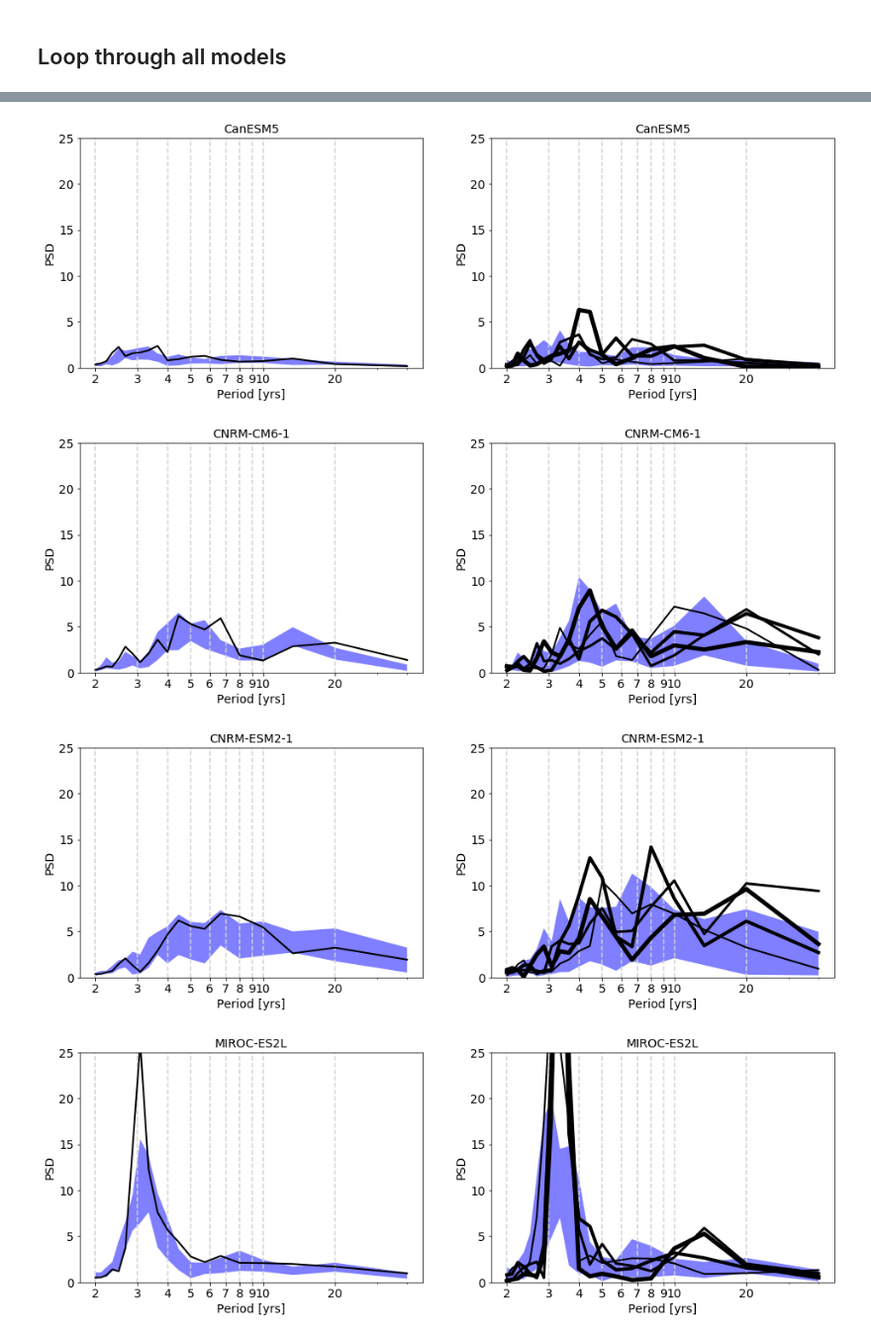
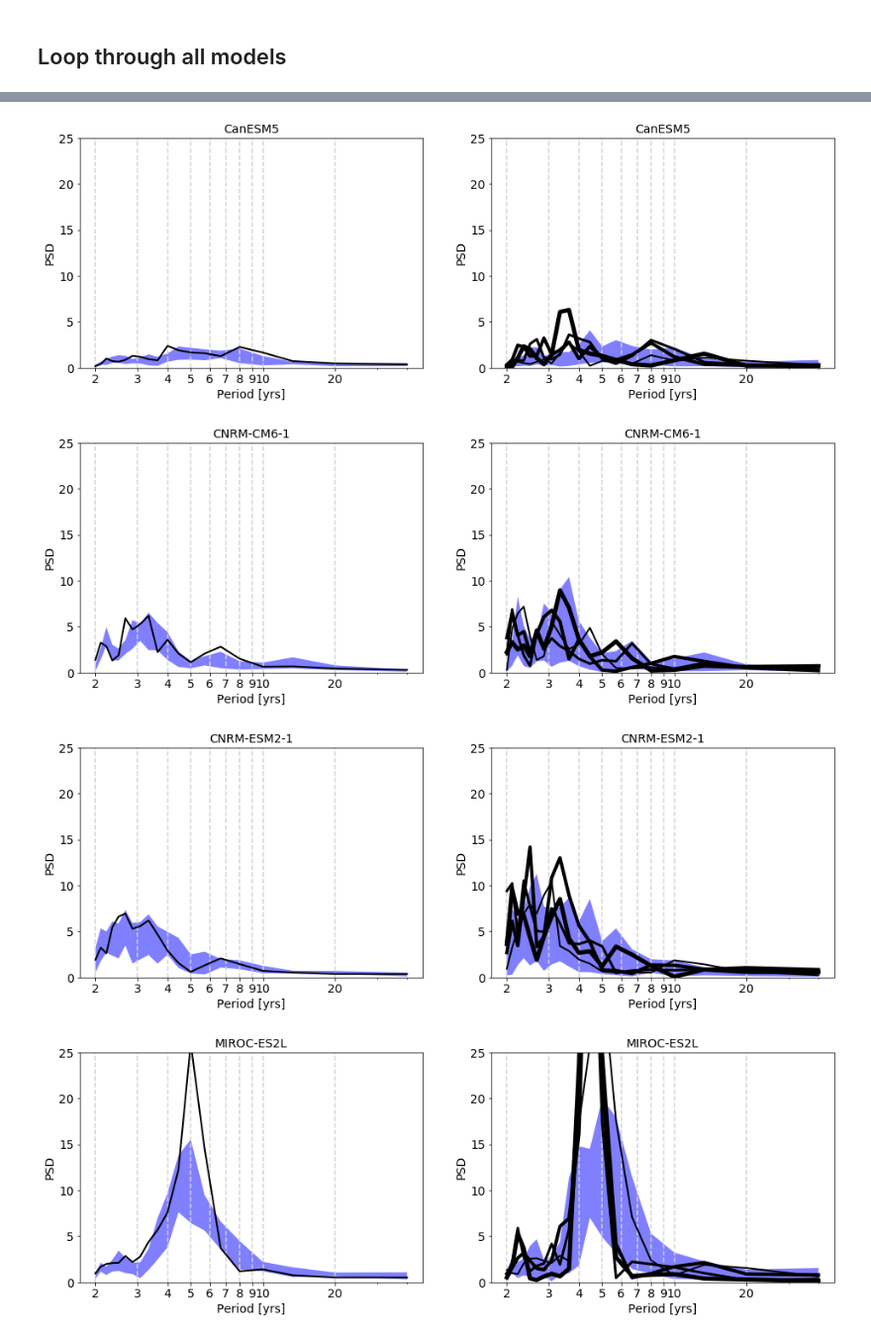
Before and after one commit to Hegebf/enso_paper, a Jupyter notebook: notebooks/single_member_analyses.ipynb, the cells around one changed output, grey strips where cells are left out. Shown at 99% size. Cells and saved outputs as stored; diff of their text form; code cells hidden in the pictures.

```diff
--- a/notebooks/single_member_analyses.ipynb
+++ b/notebooks/single_member_analyses.ipynb
@@ -256,7 +256,7 @@ for model in models:
         plt.xticks(1/np.array(xcoords),['1/' +str(xcoords[i]) for i in range(len(xcoords))])
         plt.xlabel('frequency [yr$^{-1}$]', fontsize = 14)
     elif x_axis == 'period':
-        plt.semilogx(1/f[1:], np.flip(Pxx_den[1:]), label = model)
+        plt.semilogx(np.flip(1/f[1:]), np.flip(Pxx_den[1:]), label = model)
         plt.xticks(np.array(xcoords),np.array(xcoords))
         plt.xlabel('Period [yrs]', fontsize = 14)
 
@@ -349,12 +349,12 @@ for model in models:
         Pxx_i = Pxx_list[:,i]
         min_vals[i] = Pxx_i.min()
         max_vals[i] = Pxx_i.max()
-    ax[0].fill_between(1/f[1:], np.flip(min_vals), np.flip(max_vals), facecolor='blue', alpha=0.5)
+    ax[0].fill_between(np.flip(1/f[1:]), np.flip(min_vals), np.flip(max_vals), facecolor='blue', alpha=0.5)
 
     exp = 'historical'
     x = anomalies[model][exp]
     f, Pxx = signal.welch(x, nperseg=nperseg);
-    ax[0].semilogx(1/f[1:], np.flip(Pxx[1:]), color = "black", linewidth = 2)
+    ax[0].semilogx(np.flip(1/f[1:]), np.flip(Pxx[1:]), color = "black", linewidth = 2)
 
 
     # plot for ssp
@@ -374,13 +374,13 @@ for model in models:
         Pxx_i = Pxx_list[:,i]
         min_vals[i] = Pxx_i.min()
         max_vals[i] = Pxx_i.max()
-    ax[1].fill_between(1/f[1:], np.flip(min_vals), np.flip(max_vals), facecolor='blue', alpha=0.5)
+    ax[1].fill_between(np.flip(1/f[1:]), np.flip(min_vals), np.flip(max_vals), facecolor='blue', alpha=0.5)
 
     for (expind, exp) in enumerate(['ssp126', 'ssp245', 'ssp370', 'ssp585']):
         if exp in anomalies[model].keys():
             x = anomalies[model][exp][:seg_length]
             f, Pxx = signal.welch(x, nperseg=nperseg);
-            ax[1].semilogx(1/f[1:], np.flip(Pxx[1:]), color = "black", linewidth = expind + 2)
+            ax[1].semilogx(np.flip(1/f[1:]), np.flip(Pxx[1:]), color = "black", linewidth = expind + 2)
 
     for axis in ax:
         axis.set_xticks(np.array(xcoords))
@@ -396,4 +396,4 @@ for model in models:
-[figure, old version]
+[figure, new version]
-[figure, old version]
+[figure, new version]
-[figure, old version]
+[figure, new version]
-[figure, old version]
+[figure, new version]
```
Also changed, not shown: parts of 3 cells of this notebook.
